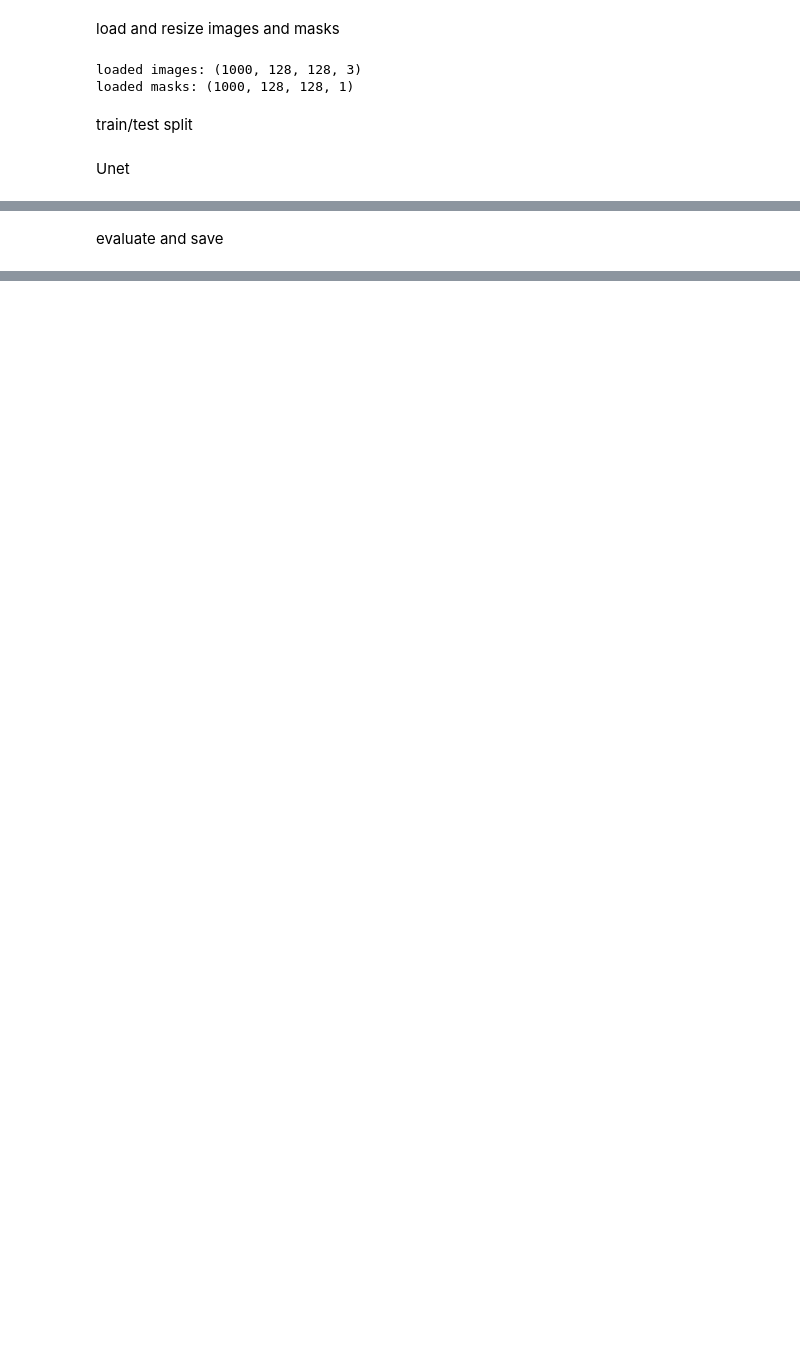
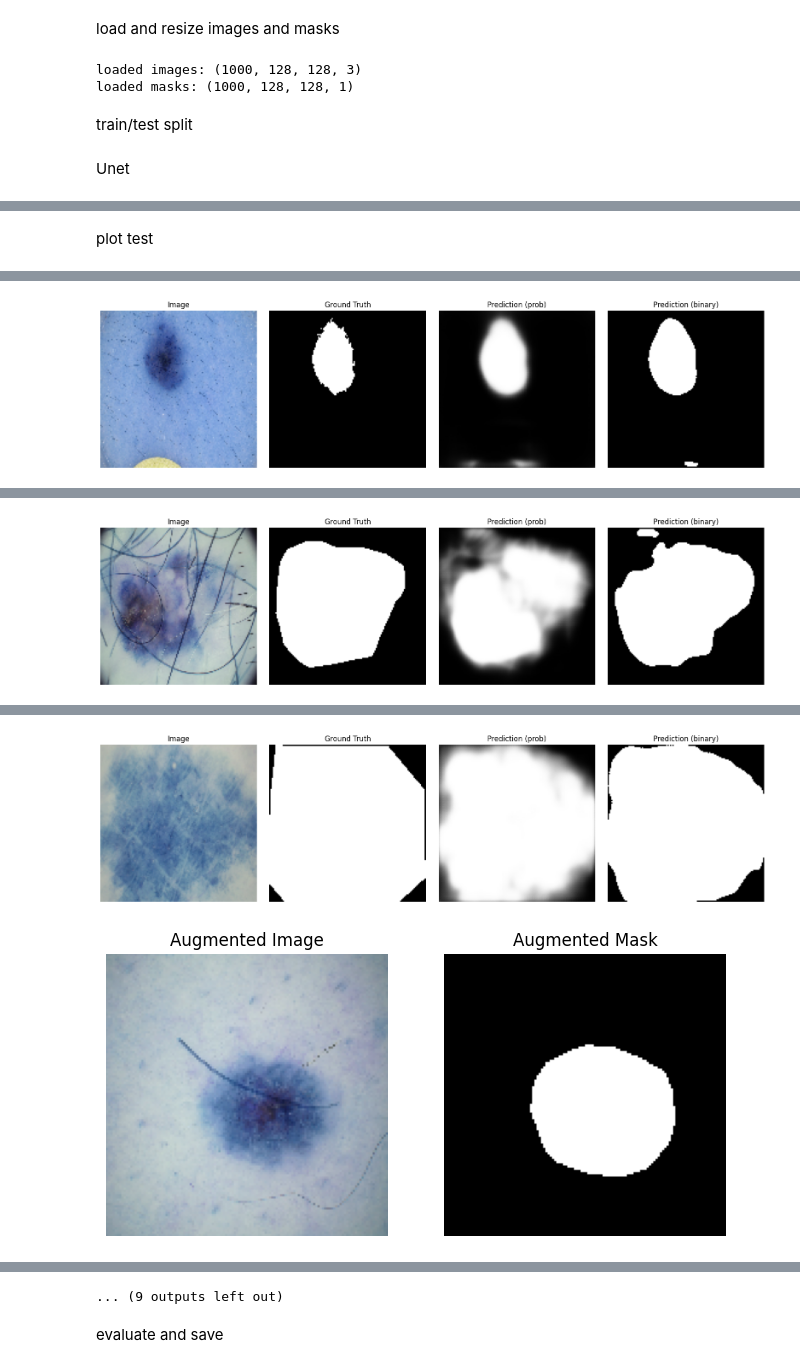
Before and after one commit to farshid92/derm-ai-assistant, a Jupyter notebook: notebooks/segmentation_training.ipynb, the cells around one changed output, grey strips where cells are left out. Saved outputs shown, nothing was run; the diff lists cells and outputs as text; code cells hidden in the pictures; blank space fills up the shorter version.

Commit message:
update segmentation notebook with augmented data

```diff
--- a/notebooks/segmentation_training.ipynb
+++ b/notebooks/segmentation_training.ipynb
@@ -95,6 +94,7 @@ def load_data(IMAGE_DIR, MASK_DIR, IMG_SIZE=128):
         mask = cv2.imread(mask_path, cv2.IMREAD_GRAYSCALE)
         mask = cv2.resize(mask, (IMG_SIZE,IMG_SIZE))
         mask = mask / 255.0
+        mask = (mask > 0.5).astype(np.float32)
         mask = np.expand_dims(mask, axis=-1)
 
         images.append(img)
@@ -115,24 +115,32 @@ x_train, x_val, y_train, y_val = train_test_split(images, masks, test_size=0.2,
 # %% [markdown]
 Unet
 # %%
+
+def dice_coef(y_true, y_pred, smooth=1e-6):
+    y_true_f = tf.reshape(y_true, [-1])
+    y_pred_f = tf.reshape(y_pred, [-1])
+    intersection = tf.reduce_sum(y_true_f * y_pred_f)
+    return ((2. * intersection + smooth)/
+            (tf.reduce_sum(y_true_f) + tf.reduce_sum(y_pred_f) + smooth))
+
 def conv_block(input, num_filters):
-    x= layers.Conv2D(num_filters, 3, padding="same", activation="relu")(input)
-    x = layers.Conv2D(num_filters, 3, padding="same", activation="relu")(x)
+    x= keras.layers.Conv2D(num_filters, 3, padding="same", activation="relu")(input)
+    x = keras.layers.Conv2D(num_filters, 3, padding="same", activation="relu")(x)
     return x
 
 def encoder_block(input, num_filters):
     x = conv_block(input, num_filters)
-    p = layers.MaxPooling2D((2,2))(x)
+    p = keras.layers.MaxPooling2D((2,2))(x)
     return x,p
 
 def decoder_block(input, skip, num_filters):
-    x = layers.Conv2DTranspose(num_filters, (2,2), strides=2, padding="same")(input)
-    x = layers.concatenate([x, skip])
+    x = keras.layers.Conv2DTranspose(num_filters, (2,2), strides=2, padding="same")(input)
+    x = keras.layers.concatenate([x, skip])
     x = conv_block(x, num_filters)
     return x
 
 def build_unet(input_shape):
-    inputs = layers.Input(shape=input_shape)
+    inputs = keras.Input(shape=input_shape)
 
     #encoder
     s1, p1 = encoder_block(inputs, 64)
@@ -147,11 +155,14 @@ def build_unet(input_shape):
     d2 = decoder_block(d3 , s2, 128)
     d1 = decoder_block(d2, s1, 64)
 
-    outputs = layers.Conv2D(1,(1,1),padding="same", activation="sigmoid")(d1)
+    outputs = keras.layers.Conv2D(1,(1,1),padding="same", activation="sigmoid")(d1)
 
-    return models.Model(inputs, outputs)
+    return keras.Model(inputs, outputs)
 
 model = build_unet((IMG_SIZE,IMG_SIZE,3))
-model.compile(optimizer='adam', loss='binary_crossentropy', metrics=['accuracy'])
+model.compile(
+    optimizer= keras.optimizers.Adam(learning_rate=1e-4),
+    loss= tf.keras.losses.BinaryCrossentropy(from_logits=False),
+    metrics=[dice_coef]),
 model.summary()
 # %% [output]
@@ -209,2 +285,10 @@ Epoch 10/10
 # %% [markdown]
-evaluate and save
+plot test
+# %%
+
+for i in range(3):
+    plot_sample(i, x = x_val, y=y_val)
+
+for i in range(3):
+    plot_augmented_samples(train_dataset)
+# %% [output]
@@ -210,0 +297 @@ evaluate and save
+[figure, added]
@@ -210,0 +300 @@ evaluate and save
+[figure, added]
@@ -210,0 +303,2 @@ evaluate and save
+[figure, added]
+[figure, added]
@@ -211 +310,4 @@ evaluate and save
+... (9 outputs left out)
+# %% [markdown]
+evaluate and save
 # %%
```
Also changed, not shown: parts of 10 cells of this notebook, 2 other files.
